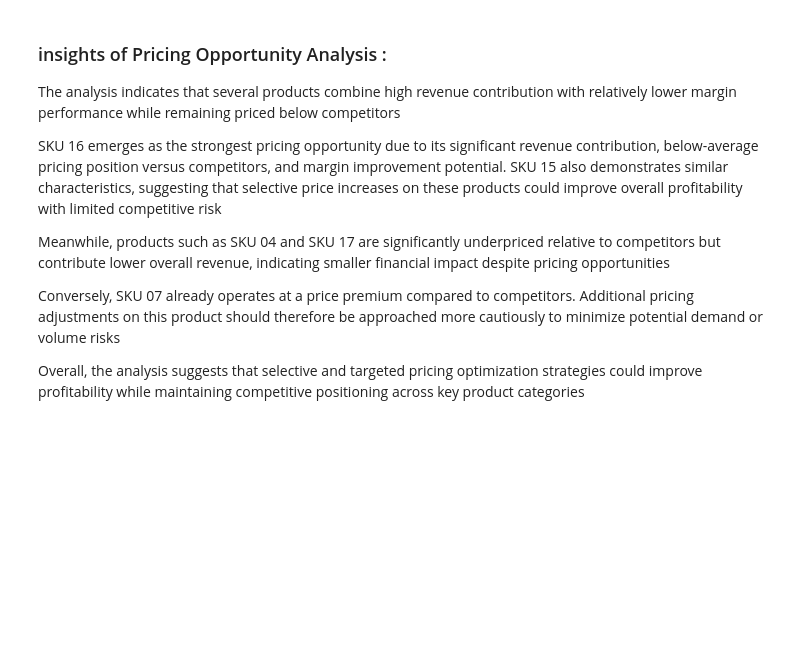
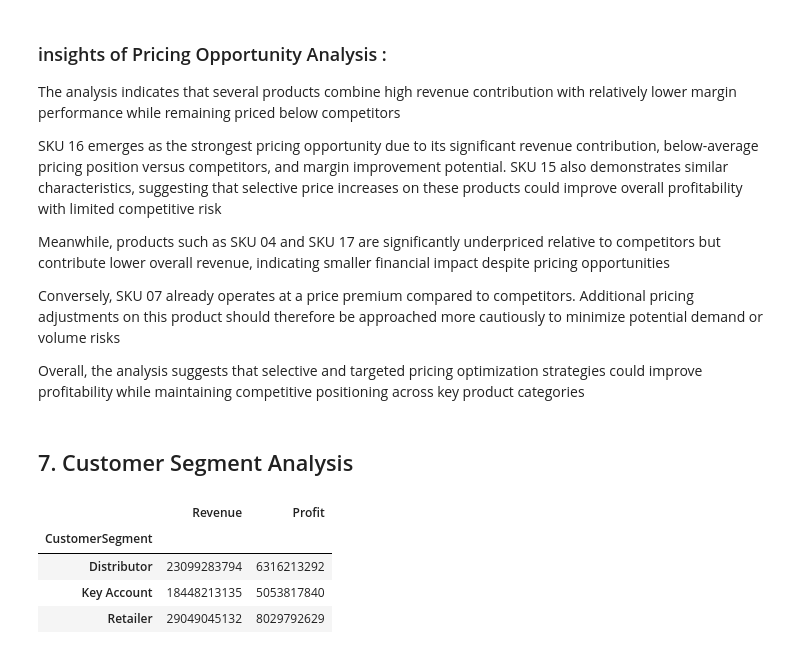
Before and after one commit to sigitsuharyadi88/pricing-optimization-analysis, a Jupyter notebook: notebook/pricing-optimization-analyst.ipynb, the cells around one changed output. Drawn from its saved outputs; the diff is of its cells as text; code cells hidden in the pictures; blank space fills up the shorter version.

```diff
--- a/notebook/pricing-optimization-analyst.ipynb
+++ b/notebook/pricing-optimization-analyst.ipynb
@@ -273,3 +273,21 @@ Meanwhile, products such as SKU 04 and SKU 17 are significantly underpriced rela
 Conversely, SKU 07 already operates at a price premium compared to competitors. Additional pricing adjustments on this product should therefore be approached more cautiously to minimize potential demand or volume risks
 
 Overall, the analysis suggests that selective and targeted pricing optimization strategies could improve profitability while maintaining competitive positioning across key product categories
+# %% [markdown]
+## 7. Customer Segment Analysis
+# %%
+customer_analysis = (
+    df.groupby("CustomerSegment")
+    .agg({
+        "Revenue":"sum",
+        "Profit":"sum"
+    })
+)
+
+customer_analysis
+# %% [output]
+|  | Revenue | Profit |
+| CustomerSegment |  |  |
+| Distributor | 23099283794 | 6316213292 |
+| Key Account | 18448213135 | 5053817840 |
+| Retailer | 29049045132 | 8029792629 |
```
Also changed, not shown: parts of 13 cells of this notebook.
